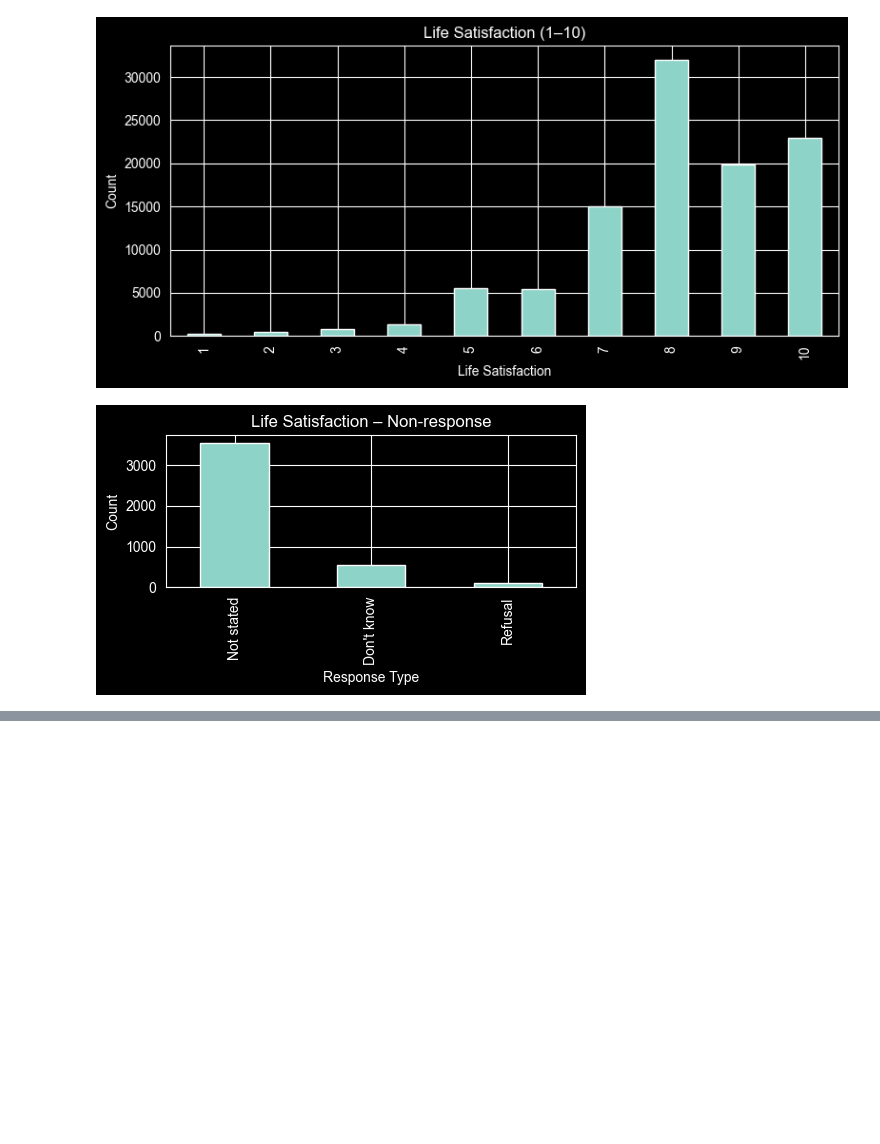
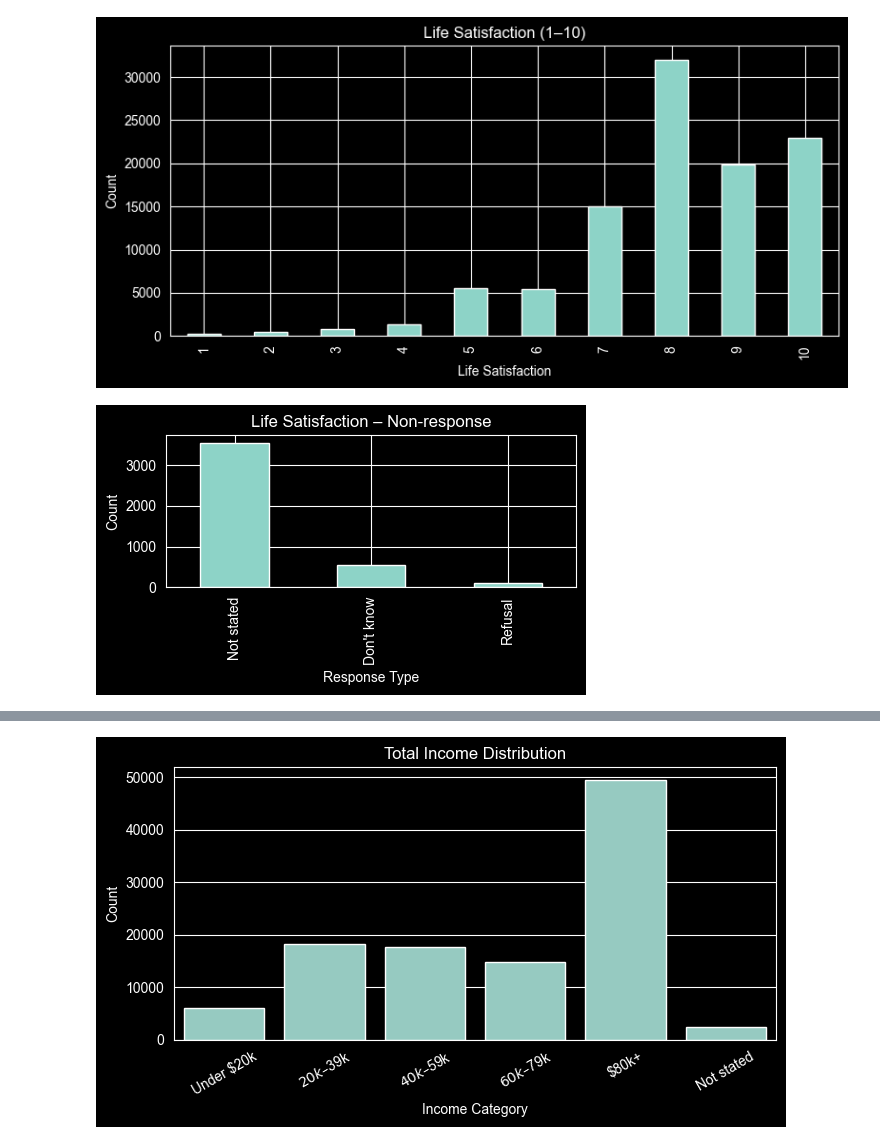
Before and after one commit to mateidiana/WellBeingModelling, a Jupyter notebook: notebooks/01_3_data_overview_global_mh_patterns.ipynb, the cells around one changed output, grey strips where cells are left out. Drawn from its saved outputs; the diff is of its cells as text; code cells hidden in the pictures; blank space fills up the shorter version.

```diff
--- a/notebooks/01_3_data_overview_global_mh_patterns.ipynb
+++ b/notebooks/01_3_data_overview_global_mh_patterns.ipynb
@@ -120,0 +435,92 @@ plt.show()
+# %%
+# Total_income, Working_status, Food_security
+df["Income_label"] = df["Total_income"].replace({
+    1: "Under $20k",
+    2: "$20k–$39k",
+    3: "$40k–$59k",
+    4: "$60k–$79k",
+    5: "$80k+",
+    9: "Not stated"
+})
+income_order = [
+    "Under $20k",
+    "$20k–$39k",
+    "$40k–$59k",
+    "$60k–$79k",
+    "$80k+",
+    "Not stated"
+]
+
+df["Income_label"] = pd.Categorical(
+    df["Income_label"],
+    categories=income_order,
+    ordered=True
+)
+plt.figure(figsize=(7,4))
+sns.countplot(x="Income_label", data=df, order=income_order)
+
+plt.title("Total Income Distribution")
+plt.xlabel("Income Category")
+plt.ylabel("Count")
+
+plt.xticks(rotation=30)
+plt.tight_layout()
+plt.show()
+
+
+df["Working_status_label"] = df["working_status "].replace({
+    1: "Full-time",
+    2: "Part-time",
+    6: "Valid skip",
+    9: "Not stated"
+})
+plt.figure(figsize=(6,4))
+sns.countplot(x="Working_status_label", data=df)
+
+plt.title("Working Status Distribution")
+plt.xlabel("Working Status")
+plt.ylabel("Count")
+
+plt.tight_layout()
+plt.show()
+
+
+
+df["Food_security_label"] = df["Food_security"].replace({
+    0: "Food secure",
+    1: "Marginally insecure",
+    2: "Moderately insecure",
+    3: "Severely insecure",
+    6: "Valid skip",
+    9: "Not stated"
+})
+food_order = [
+    "Food secure",
+    "Marginally insecure",
+    "Moderately insecure",
+    "Severely insecure",
+    "Valid skip",
+    "Not stated"
+]
+
+df["Food_security_label"] = pd.Categorical(
+    df["Food_security_label"],
+    categories=food_order,
+    ordered=True
+)
+plt.figure(figsize=(8,4))
+sns.countplot(
+    x="Food_security_label",
+    data=df,
+    order=food_order
+)
+
+plt.title("Food Security Distribution")
+plt.xlabel("Food Security Status")
+plt.ylabel("Count")
+
+plt.xticks(rotation=30)
+plt.tight_layout()
+plt.show()
+# %% [output]
+[figure, added]
```
Also changed, not shown: parts of 9 cells of this notebook.
